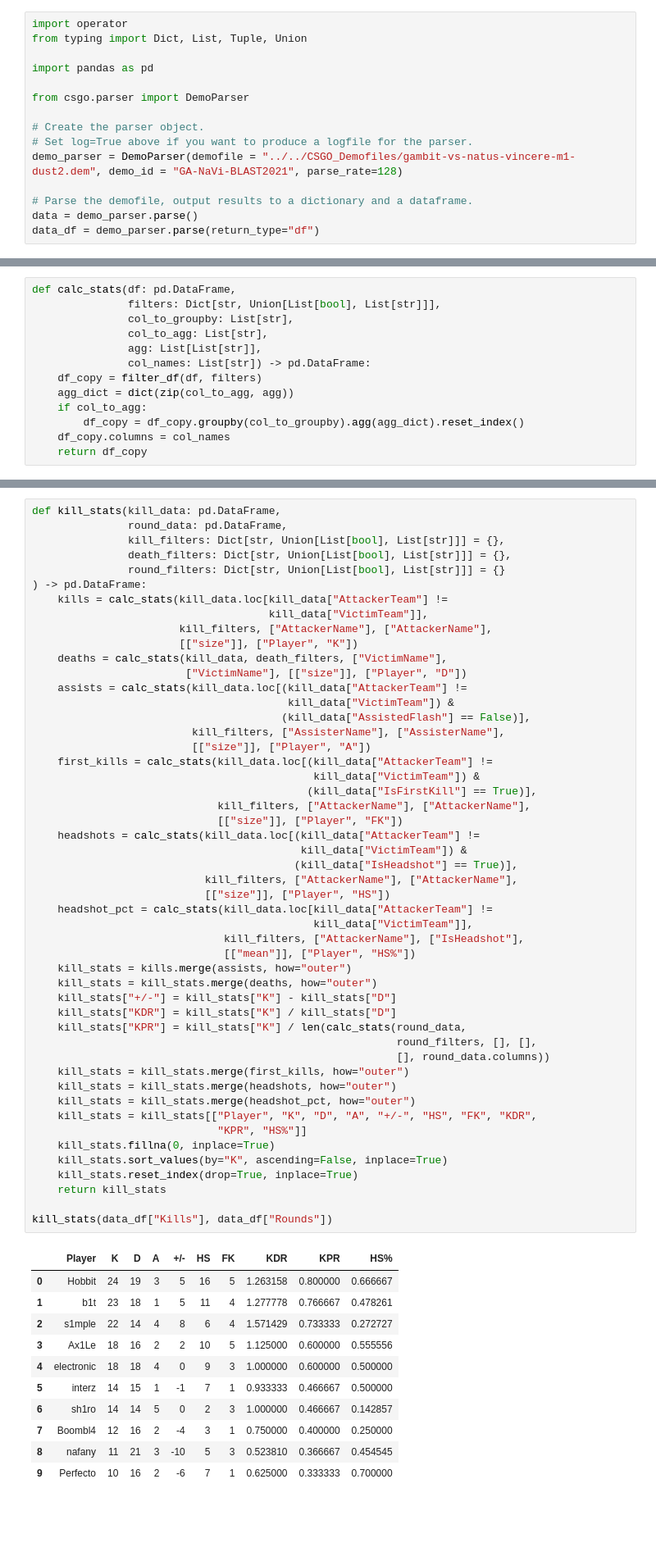
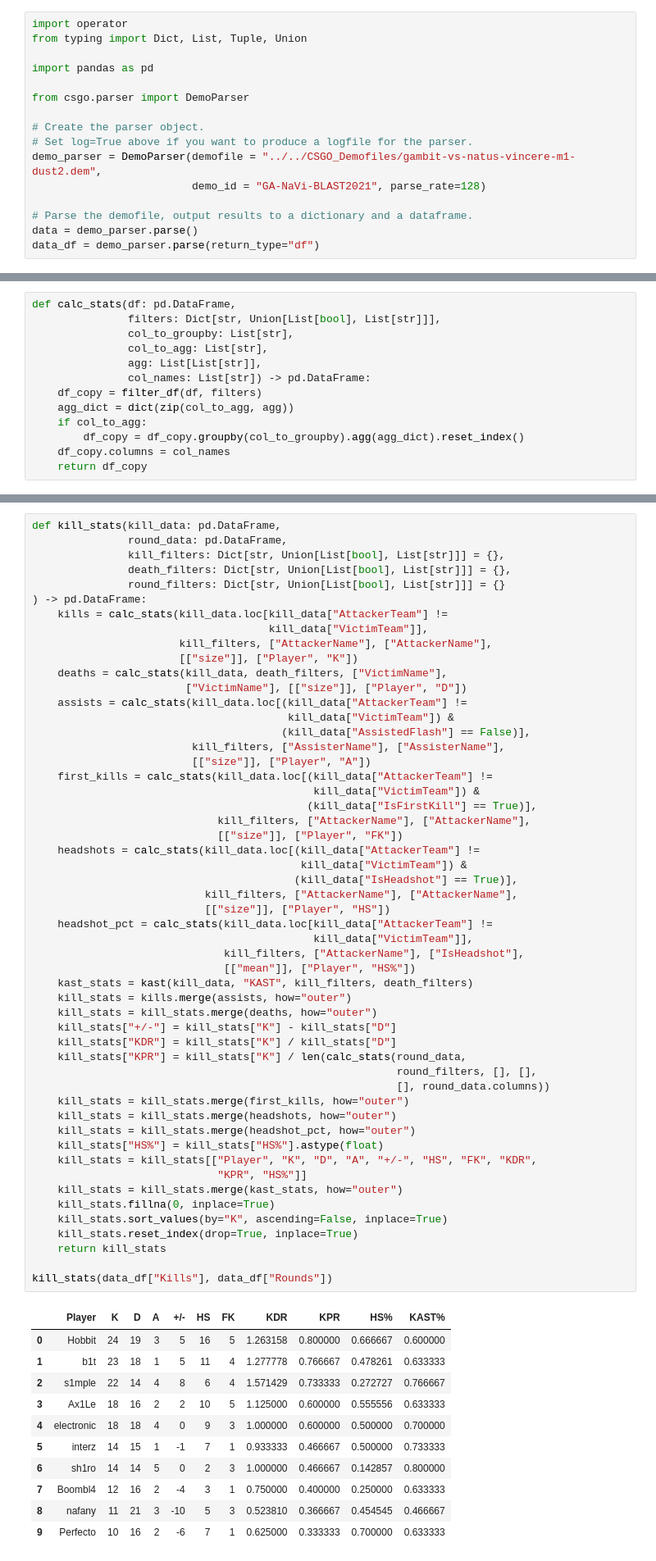
Before and after one commit to pnxenopoulos/awpy, a Jupyter notebook: examples/01_Basic_CSGO_Analysis.ipynb, the cells around one changed output, grey strips where cells are left out. Shown at 82% size. Saved outputs shown, nothing was run; the diff lists cells and outputs as text; blank space fills up the shorter version.

Commit message:
Updated stats functions.

```diff
--- a/examples/01_Basic_CSGO_Analysis.ipynb
+++ b/examples/01_Basic_CSGO_Analysis.ipynb
@@ -14,7 +14,8 @@ from csgo.parser import DemoParser
 
 # Create the parser object.
 # Set log=True above if you want to produce a logfile for the parser.
-demo_parser = DemoParser(demofile = "../../CSGO_Demofiles/gambit-vs-natus-vincere-m1-dust2.dem", demo_id = "GA-NaVi-BLAST2021", parse_rate=128)
+demo_parser = DemoParser(demofile = "../../CSGO_Demofiles/gambit-vs-natus-vincere-m1-dust2.dem",
+                         demo_id = "GA-NaVi-BLAST2021", parse_rate=128)
 
 # Parse the demofile, output results to a dictionary and a dataframe.
 data = demo_parser.parse()
@@ -169,42 +243,45 @@ def kill_stats(kill_data: pd.DataFrame,
                              kill_filters, ["AttackerName"], ["AttackerName"],
                              [["size"]], ["Player", "FK"])
     headshots = calc_stats(kill_data.loc[(kill_data["AttackerTeam"] !=
                                           kill_data["VictimTeam"]) &
                                          (kill_data["IsHeadshot"] == True)],
                            kill_filters, ["AttackerName"], ["AttackerName"],
                            [["size"]], ["Player", "HS"])
     headshot_pct = calc_stats(kill_data.loc[kill_data["AttackerTeam"] !=
                                             kill_data["VictimTeam"]],
                               kill_filters, ["AttackerName"], ["IsHeadshot"],
                               [["mean"]], ["Player", "HS%"])
+    kast_stats = kast(kill_data, "KAST", kill_filters, death_filters)
     kill_stats = kills.merge(assists, how="outer")
     kill_stats = kill_stats.merge(deaths, how="outer")
     kill_stats["+/-"] = kill_stats["K"] - kill_stats["D"]
     kill_stats["KDR"] = kill_stats["K"] / kill_stats["D"]
     kill_stats["KPR"] = kill_stats["K"] / len(calc_stats(round_data,
                                                          round_filters, [], [],
                                                          [], round_data.columns))
     kill_stats = kill_stats.merge(first_kills, how="outer")
     kill_stats = kill_stats.merge(headshots, how="outer")
     kill_stats = kill_stats.merge(headshot_pct, how="outer")
+    kill_stats["HS%"] = kill_stats["HS%"].astype(float)
     kill_stats = kill_stats[["Player", "K", "D", "A", "+/-", "HS", "FK", "KDR",
                              "KPR", "HS%"]]
+    kill_stats = kill_stats.merge(kast_stats, how="outer")
     kill_stats.fillna(0, inplace=True)
     kill_stats.sort_values(by="K", ascending=False, inplace=True)
     kill_stats.reset_index(drop=True, inplace=True)
     return kill_stats
 
 kill_stats(data_df["Kills"], data_df["Rounds"])
 # %% [output]
-|  | Player | K | D | A | +/- | HS | FK | KDR | KPR | HS% |
-| 0 | Hobbit | 24 | 19 | 3 | 5 | 16 | 5 | 1.263158 | 0.800000 | 0.666667 |
-| 1 | b1t | 23 | 18 | 1 | 5 | 11 | 4 | 1.277778 | 0.766667 | 0.478261 |
-| 2 | s1mple | 22 | 14 | 4 | 8 | 6 | 4 | 1.571429 | 0.733333 | 0.272727 |
-| 3 | Ax1Le | 18 | 16 | 2 | 2 | 10 | 5 | 1.125000 | 0.600000 | 0.555556 |
-| 4 | electronic | 18 | 18 | 4 | 0 | 9 | 3 | 1.000000 | 0.600000 | 0.500000 |
-| 5 | interz | 14 | 15 | 1 | -1 | 7 | 1 | 0.933333 | 0.466667 | 0.500000 |
-| 6 | sh1ro | 14 | 14 | 5 | 0 | 2 | 3 | 1.000000 | 0.466667 | 0.142857 |
-| 7 | Boombl4 | 12 | 16 | 2 | -4 | 3 | 1 | 0.750000 | 0.400000 | 0.250000 |
-| 8 | nafany | 11 | 21 | 3 | -10 | 5 | 3 | 0.523810 | 0.366667 | 0.454545 |
-| 9 | Perfecto | 10 | 16 | 2 | -6 | 7 | 1 | 0.625000 | 0.333333 | 0.700000 |
+|  | Player | K | D | A | +/- | HS | FK | KDR | KPR | HS% | KAST% |
+| 0 | Hobbit | 24 | 19 | 3 | 5 | 16 | 5 | 1.263158 | 0.800000 | 0.666667 | 0.600000 |
+| 1 | b1t | 23 | 18 | 1 | 5 | 11 | 4 | 1.277778 | 0.766667 | 0.478261 | 0.633333 |
+| 2 | s1mple | 22 | 14 | 4 | 8 | 6 | 4 | 1.571429 | 0.733333 | 0.272727 | 0.766667 |
+| 3 | Ax1Le | 18 | 16 | 2 | 2 | 10 | 5 | 1.125000 | 0.600000 | 0.555556 | 0.633333 |
+| 4 | electronic | 18 | 18 | 4 | 0 | 9 | 3 | 1.000000 | 0.600000 | 0.500000 | 0.700000 |
+| 5 | interz | 14 | 15 | 1 | -1 | 7 | 1 | 0.933333 | 0.466667 | 0.500000 | 0.733333 |
+| 6 | sh1ro | 14 | 14 | 5 | 0 | 2 | 3 | 1.000000 | 0.466667 | 0.142857 | 0.800000 |
+| 7 | Boombl4 | 12 | 16 | 2 | -4 | 3 | 1 | 0.750000 | 0.400000 | 0.250000 | 0.633333 |
+| 8 | nafany | 11 | 21 | 3 | -10 | 5 | 3 | 0.523810 | 0.366667 | 0.454545 | 0.466667 |
+| 9 | Perfecto | 10 | 16 | 2 | -6 | 7 | 1 | 0.625000 | 0.333333 | 0.700000 | 0.633333 |
 # %% [markdown]
```
Also changed, not shown: parts of 28 cells of this notebook, 3 other files.
